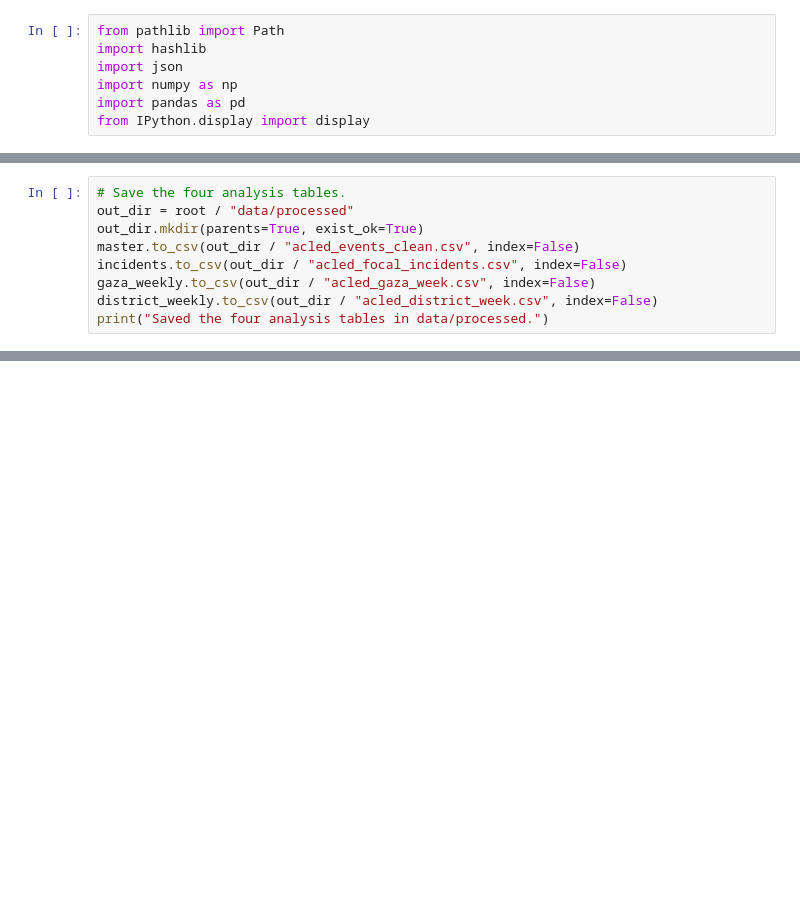
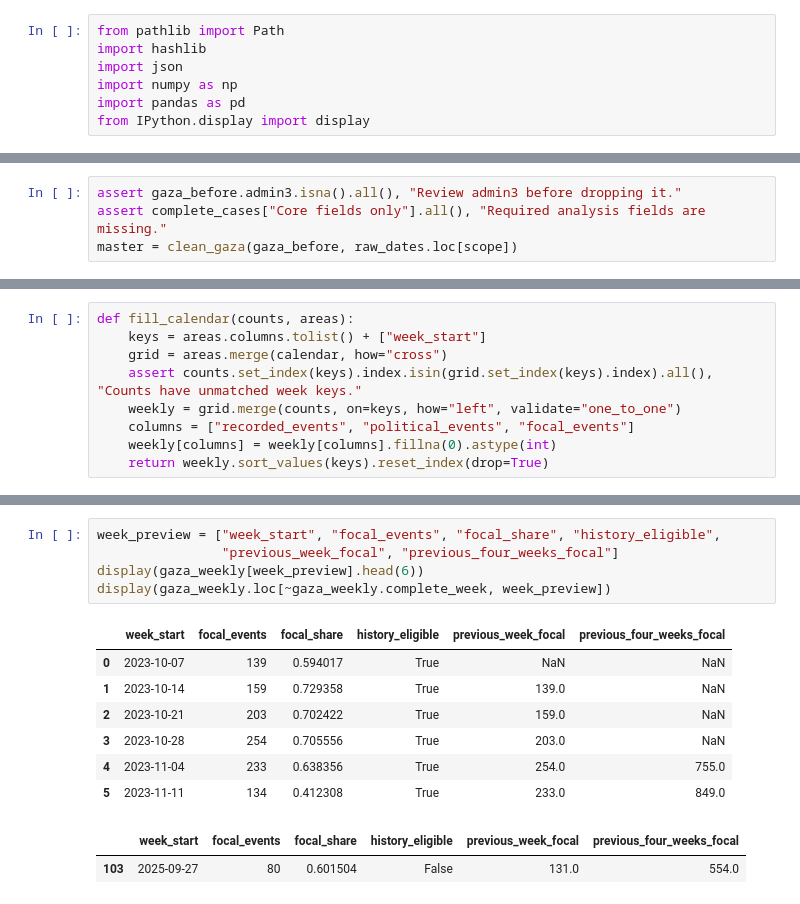
Before and after one commit to apaolol/DMA-PIT, a Jupyter notebook: DMA_PHASE2.ipynb, the cells around one changed output, grey strips where cells are left out. Saved outputs shown, nothing was run; the diff lists cells and outputs as text; blank space fills up the shorter version.

```diff
--- a/DMA_PHASE2.ipynb
+++ b/DMA_PHASE2.ipynb
@@ -173 +287,5 @@ Flagged in scope: 576
+# %%
+assert gaza_before.admin3.isna().all(), "Review admin3 before dropping it."
+assert complete_cases["Core fields only"].all(), "Required analysis fields are missing."
+master = clean_gaza(gaza_before, raw_dates.loc[scope])
 # %%
@@ -356,9 +434,9 @@ Raw CSV unchanged: True
 # %%
-# Save the four analysis tables.
-out_dir = root / "data/processed"
-out_dir.mkdir(parents=True, exist_ok=True)
-master.to_csv(out_dir / "acled_events_clean.csv", index=False)
-incidents.to_csv(out_dir / "acled_focal_incidents.csv", index=False)
-gaza_weekly.to_csv(out_dir / "acled_gaza_week.csv", index=False)
-district_weekly.to_csv(out_dir / "acled_district_week.csv", index=False)
-print("Saved the four analysis tables in data/processed.")
+def fill_calendar(counts, areas):
+    keys = areas.columns.tolist() + ["week_start"]
+    grid = areas.merge(calendar, how="cross")
+    assert counts.set_index(keys).index.isin(grid.set_index(keys).index).all(), "Counts have unmatched week keys."
+    weekly = grid.merge(counts, on=keys, how="left", validate="one_to_one")
+    columns = ["recorded_events", "political_events", "focal_events"]
+    weekly[columns] = weekly[columns].fillna(0).astype(int)
+    return weekly.sort_values(keys).reset_index(drop=True)
@@ -372,0 +484,15 @@ Saved the four analysis tables in data/processed.
+# %%
+week_preview = ["week_start", "focal_events", "focal_share", "history_eligible",
+                "previous_week_focal", "previous_four_weeks_focal"]
+display(gaza_weekly[week_preview].head(6))
+display(gaza_weekly.loc[~gaza_weekly.complete_week, week_preview])
+# %% [output]
+|  | week_start | focal_events | focal_share | history_eligible | previous_week_focal | previous_four_weeks_focal |
+| 0 | 2023-10-07 | 139 | 0.594017 | True | NaN | NaN |
+| 1 | 2023-10-14 | 159 | 0.729358 | True | 139.0 | NaN |
+| 2 | 2023-10-21 | 203 | 0.702422 | True | 159.0 | NaN |
+| 3 | 2023-10-28 | 254 | 0.705556 | True | 203.0 | NaN |
+| 4 | 2023-11-04 | 233 | 0.638356 | True | 254.0 | 755.0 |
+| 5 | 2023-11-11 | 134 | 0.412308 | True | 233.0 | 849.0 |
+|  | week_start | focal_events | focal_share | history_eligible | previous_week_focal | previous_four_weeks_focal |
+| 103 | 2025-09-27 | 80 | 0.601504 | False | 131.0 | 554.0 |
```
Also changed, not shown: parts of 82 cells of this notebook, 3 other files.
